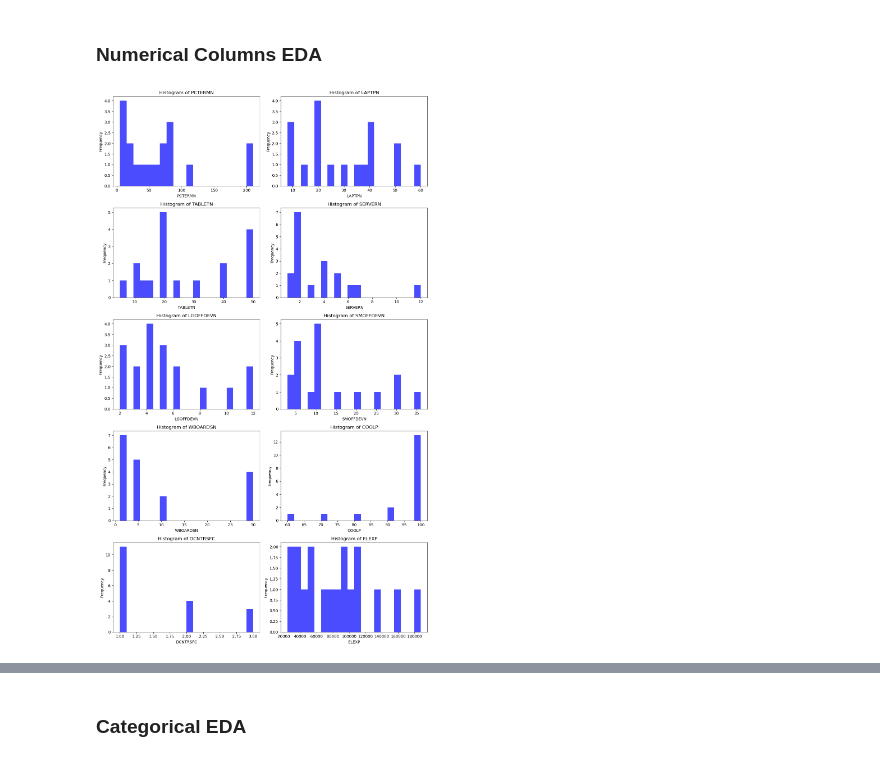
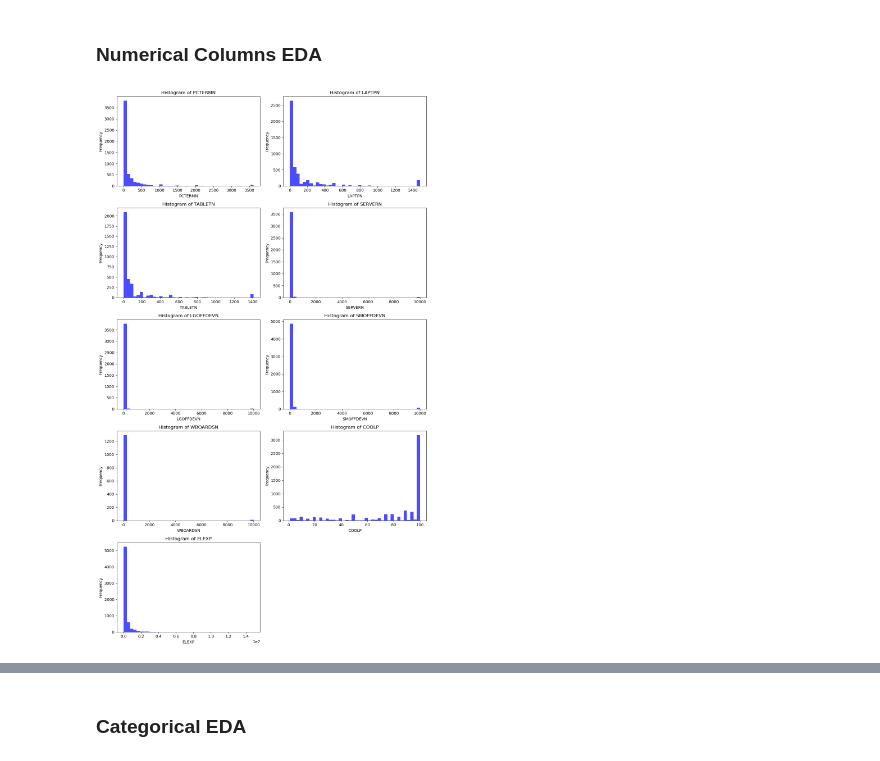
Before and after one commit to aash1999/Commercial-Buildings-Energy-Consumption-Survey, a Jupyter notebook: codes/EDAQ3_Aakash.ipynb, the cells around one changed output, grey strips where cells are left out. Cells and saved outputs as stored; diff of their text form; code cells hidden in the pictures.

```diff
--- a/codes/EDAQ3_Aakash.ipynb
+++ b/codes/EDAQ3_Aakash.ipynb
@@ -89,4 +96,4 @@ df = df.dropna(subset=['ELEXP'])
 # %%
-cat_cols = ["DATACNTR", "TRNGRM", "STDNRM", "LGOFFDEV", "SMOFFDEV", "SERVER", "LAPTOP", "RFGSTO", "ELCOOL","GOVOWN", "PVC", ]
-cont_cols = ["PCTERMN", "LAPTPN", "TABLETN","SERVERN", "LGOFFDEVN", "SMOFFDEVN", "WBOARDSN", "COOLP", "DCNTRSFC", "ELEXP"]
+cat_cols = ["DATACNTR", "TRNGRM", "STDNRM", "LGOFFDEV", "SMOFFDEV", "SERVER", "LAPTOP", "RFGSTO", "ELCOOL","GOVOWN", "PVC", "DCNTRSFC" ]
+cont_cols = ["PCTERMN", "LAPTPN", "TABLETN","SERVERN", "LGOFFDEVN", "SMOFFDEVN", "WBOARDSN", "COOLP", "ELEXP"]
 # %%
@@ -107,45 +119,33 @@ PVC         2
 dtype: int64
 # %% [markdown]
 ### Numerical Columns EDA
-# %%
-for col in cont_cols:
-    Q1 = df[col].quantile(0.25)  # 25th percentile
-    Q3 = df[col].quantile(0.75)  # 75th percentile
-    IQR = Q3 - Q1  # Interquartile range
-
-    # Define the lower and upper bounds
-    lower_bound = Q1 - 1.5 * IQR
-    upper_bound = Q3 + 1.5 * IQR
-
-    # Remove rows outside the bounds
-    df = df[(df[col] >= lower_bound) & (df[col] <= upper_bound)]
 # %%
 import matplotlib.pyplot as plt
 
 
 num_cols = len(cont_cols)
 
 # Create subplots
 rows = (num_cols + 1) // 2  # Calculate the number of rows needed
 fig, axes = plt.subplots(rows, 2, figsize=(12, rows * 4))  # Adjust figure size
 axes = axes.flatten()  # Flatten axes for easy iteration
 
 # Plot histograms
 for i, col in enumerate(cont_cols):
-    axes[i].hist(df[col].dropna(), bins=20, alpha=0.7, color='blue')  # Exclude NA values
+    axes[i].hist(df[col].dropna(), bins=40, alpha=0.7, color='blue')  # Exclude NA values
     axes[i].set_title(f'Histogram of {col}')
     axes[i].set_xlabel(col)
     axes[i].set_ylabel('Frequency')
 
 # Hide unused subplots
 for j in range(i + 1, len(axes)):
     axes[j].axis('off')
 
 # Adjust layout
 plt.tight_layout()
 plt.show()
 # %% [output]
-[figure, old version]
+[figure, new version]
 # %%
 import seaborn as sns
 import matplotlib.pyplot as plt
```
Also changed, not shown: parts of 15 cells of this notebook, 1 other file.
